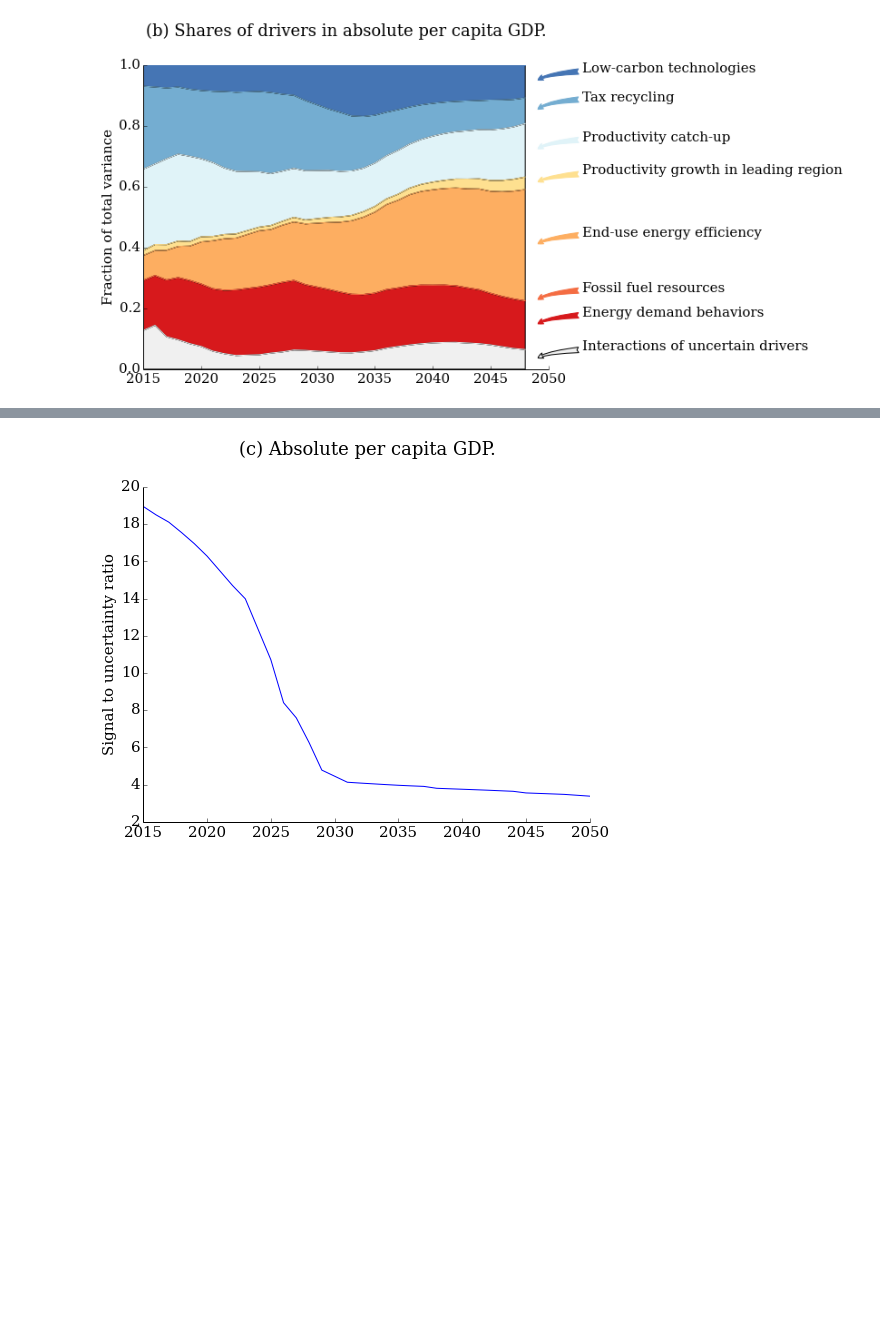
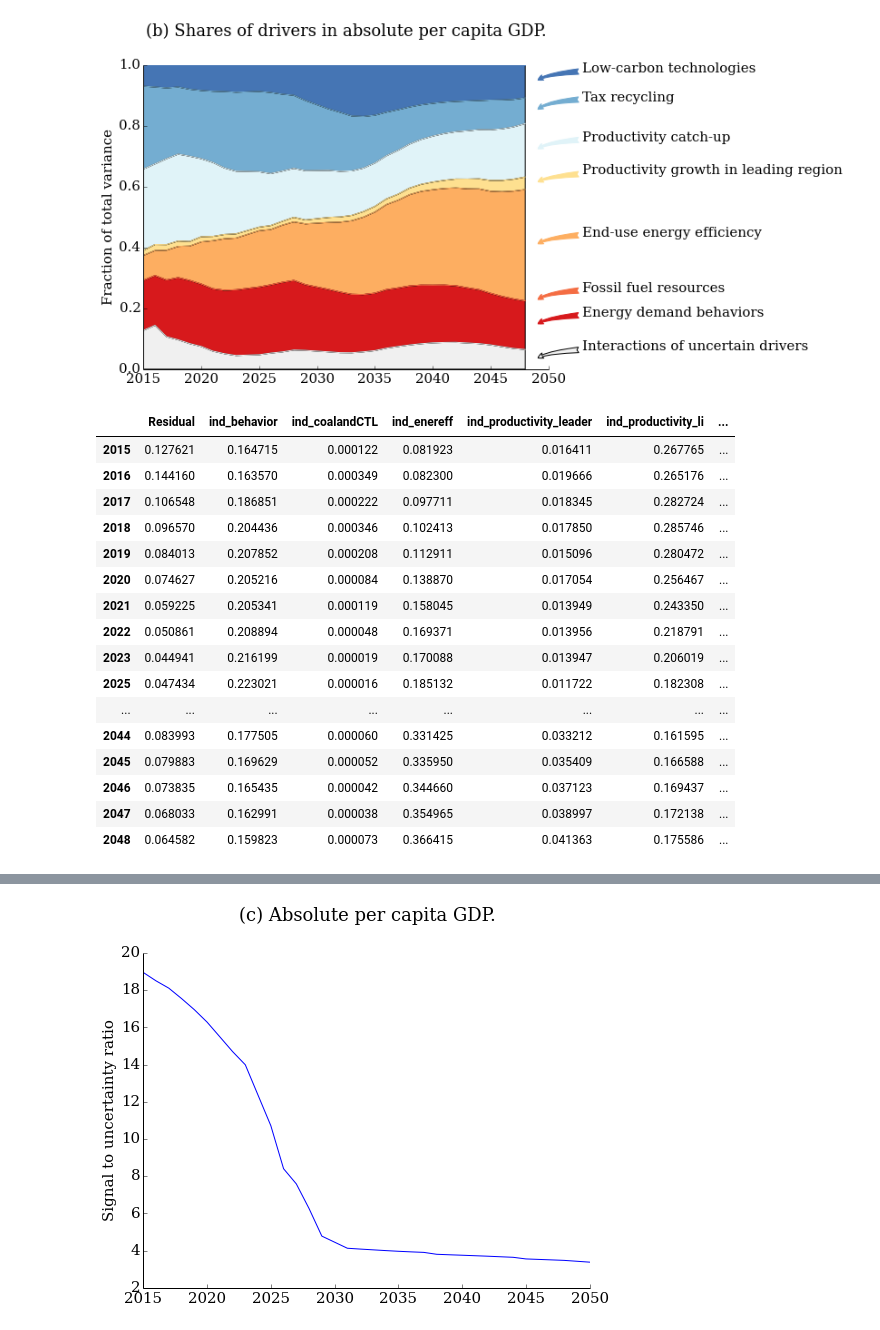
Before and after one commit to julierozenberg/prim, a Jupyter notebook: read_data_baselines.ipynb, the cells around one changed output, grey strips where cells are left out. Cells and saved outputs as stored; diff of their text form; code cells hidden in the pictures; blank space fills up the shorter version.

```diff
--- a/read_data_baselines.ipynb
+++ b/read_data_baselines.ipynb
@@ -438,3 +426,23 @@ plt.title("(b) Shares of drivers in absolute per capita GDP.", y=1.08)
 plt.savefig('absoluteGDP.png',bbox_inches="tight",dpi=300)
 # %% [output]
 [figure]
+# %%
+outpc2
+# %% [output]
+|  | Residual | ind_behavior | ind_coalandCTL | ind_enereff | ind_productivity_leader | ind_productivity_li | ... |
+| 2015 | 0.127621 | 0.164715 | 0.000122 | 0.081923 | 0.016411 | 0.267765 | ... |
+| 2016 | 0.144160 | 0.163570 | 0.000349 | 0.082300 | 0.019666 | 0.265176 | ... |
+| 2017 | 0.106548 | 0.186851 | 0.000222 | 0.097711 | 0.018345 | 0.282724 | ... |
+| 2018 | 0.096570 | 0.204436 | 0.000346 | 0.102413 | 0.017850 | 0.285746 | ... |
+| 2019 | 0.084013 | 0.207852 | 0.000208 | 0.112911 | 0.015096 | 0.280472 | ... |
+| 2020 | 0.074627 | 0.205216 | 0.000084 | 0.138870 | 0.017054 | 0.256467 | ... |
+| 2021 | 0.059225 | 0.205341 | 0.000119 | 0.158045 | 0.013949 | 0.243350 | ... |
+| 2022 | 0.050861 | 0.208894 | 0.000048 | 0.169371 | 0.013956 | 0.218791 | ... |
+| 2023 | 0.044941 | 0.216199 | 0.000019 | 0.170088 | 0.013947 | 0.206019 | ... |
+| 2025 | 0.047434 | 0.223021 | 0.000016 | 0.185132 | 0.011722 | 0.182308 | ... |
+| ... | ... | ... | ... | ... | ... | ... | ... |
+| 2044 | 0.083993 | 0.177505 | 0.000060 | 0.331425 | 0.033212 | 0.161595 | ... |
+| 2045 | 0.079883 | 0.169629 | 0.000052 | 0.335950 | 0.035409 | 0.166588 | ... |
+| 2046 | 0.073835 | 0.165435 | 0.000042 | 0.344660 | 0.037123 | 0.169437 | ... |
+| 2047 | 0.068033 | 0.162991 | 0.000038 | 0.354965 | 0.038997 | 0.172138 | ... |
+| 2048 | 0.064582 | 0.159823 | 0.000073 | 0.366415 | 0.041363 | 0.175586 | ... |
```
Also changed, not shown: parts of 9 cells of this notebook, 1 other file.
